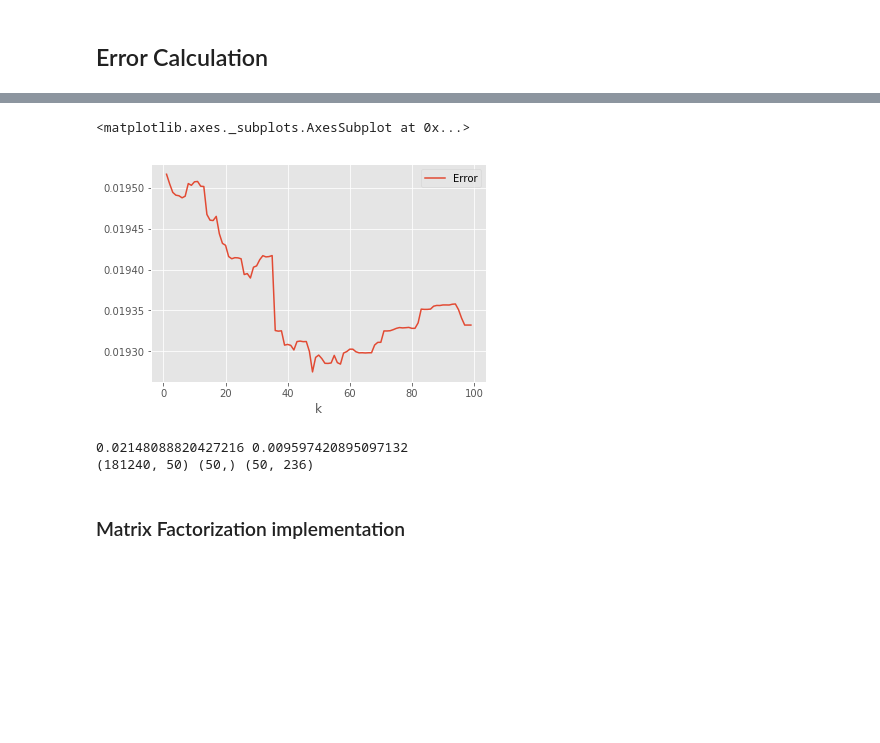
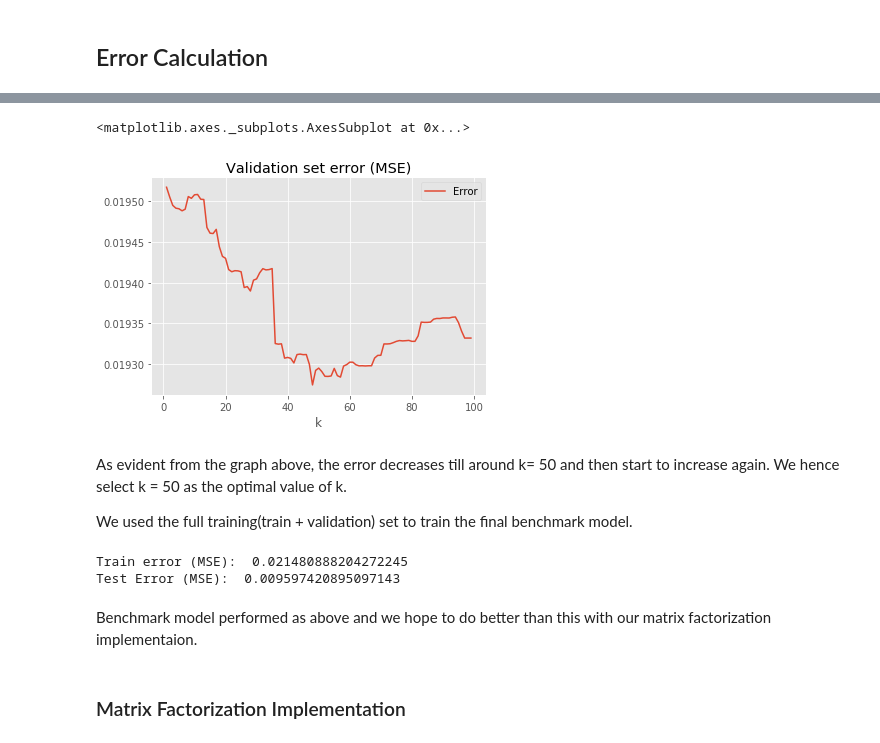
Before and after one commit to arpitchaudhary/book_recommendation, a Jupyter notebook: Final Project.ipynb, the cells around one changed output, grey strips where cells are left out. Drawn from its saved outputs; the diff is of its cells as text; code cells hidden in the pictures; blank space fills up the shorter version.

```diff
--- a/Final Project.ipynb
+++ b/Final Project.ipynb
@@ -63,13 +156,13 @@ def process(ratings, books, P):
         and a testing set, in matrix form.
 
         Args:
-            ratings (dataframe) : dataframe of MovieLens ratings
-            movies (dataframe) : dataframe of MovieLens movies
+            ratings (dataframe) : dataframe of ratings
+            books (dataframe) : dataframe of books
             P (numpy 1D array) : random permutation vector
 
         Returns:
-            (X_tr, X_te, movie_names)  : training and testing splits of the ratings matrix (both
-                                         numpy 2D arrays), and a python list of movie names
+            (X_tr, X_val, X_te, X_full_tr, bk_names, bk_id)  : training, validation, testing, and full_training splits of the ratings matrix (both
+                                         numpy 2D arrays), a python list of book names and book ids
                                          corresponding to the columns of the ratings matrices.
     """
 
@@ -107,11 +200,12 @@ def process(ratings, books, P):
 
     return X_tr, X_val, X_te, X_full_tr, bk_names, bk_id
 
-
-
-# AUTOLAB_IGNORE_START
 X_tr, X_val, X_te, X_full_tr, bNames, bIds = process(book_revs, books, np.random.permutation(len(book_revs)))
 print(X_tr.shape, X_val.shape, X_te.shape, X_full_tr.shape, bNames[:5], bIds[:5])
-# AUTOLAB_IGNORE_STOP
+
+# X_tr :  Training data set
+# X_val : Validation set
+# X_te : Test set
+# X_full_tr : Full training set (train + validation), used for final training of data after hyperparameter tuning.
 # %% [output]
 (181240, 236) (181240, 236) (181240, 236) (181240, 236) ['Franny and Zooey', 'A Wild Sheep Chase: A Novel', 'Dragons of Autumn Twilight (Dragonlance Chronicles, Volume I)', 'The Chosen: A Novel of the ...
@@ -131,7 +219,7 @@ def error(X, X_hat):
         Args:
             X (numpy 2D array) : a ratings matrix as specified above
             U (numpy 2D array) : a matrix of features for each user
-            V (numpy 2D array) : a matrix of features for each movie
+            V (numpy 2D array) : a matrix of features for each book
         Returns:
             (float) : the mean squared error of the observed ratings with their estimated values
         """
@@ -175,17 +268,23 @@ error_svd
 # %%
-error_svd.plot(x='k', y='Error')
+error_svd = pd.DataFrame(err_svd)
+error_svd.plot(x='k', y='Error', title='Validation set error (MSE)')
 # %% [output]
 <matplotlib.axes._subplots.AxesSubplot at 0x...>
-[figure, old version]
+[figure, new version]
+# %% [markdown]
+As evident from the graph above, the error decreases till around k= 50 and then start to increase again. We hence select k = 50 as the optimal value of k.
+
+We used the full training(train + validation) set to train the final benchmark model.
 # %%
 opimal_k = 50
 u, s, vt = svds(X_full_tr, k = opimal_k)
 s_diag_matrix=np.diag(s)
 X_pred = np.dot(np.dot(u, s_diag_matrix), vt)
-print(error(X_full_tr, X_pred), error(X_te, X_pred))
-print(u.shape, s.shape, vt.shape)
+print('Train error (MSE): ', error(X_full_tr, X_pred),'\nTest Error (MSE): ',  error(X_te, X_pred))
 # %% [output]
-0.02148088820427216 0.009597420895097132
-(181240, 50) (50,) (50, 236)
+Train error (MSE):  0.021480888204272245
+Test Error (MSE):  0.009597420895097143
+# %% [markdown]
+Benchmark model performed as above and we hope to do better than this with our matrix factorization implementaion.
 # %% [markdown]
-### Matrix Factorization implementation
+### Matrix Factorization Implementation
```
Also changed, not shown: parts of 52 cells of this notebook.
